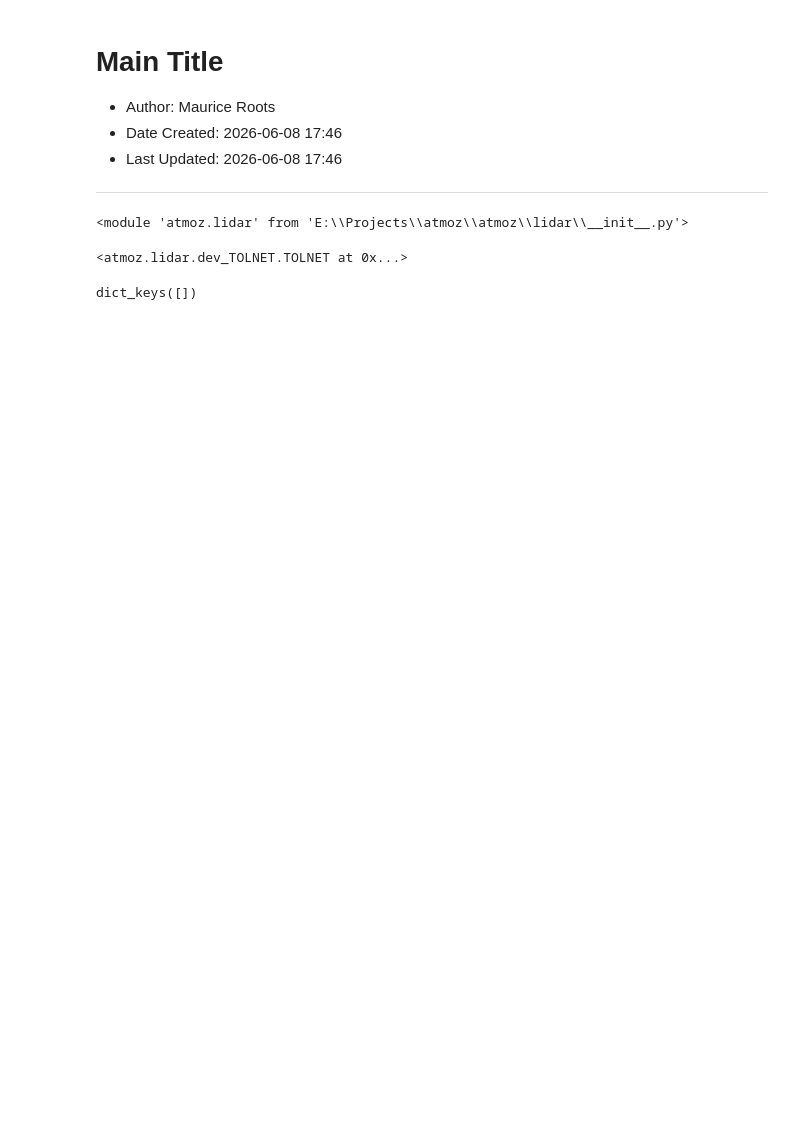
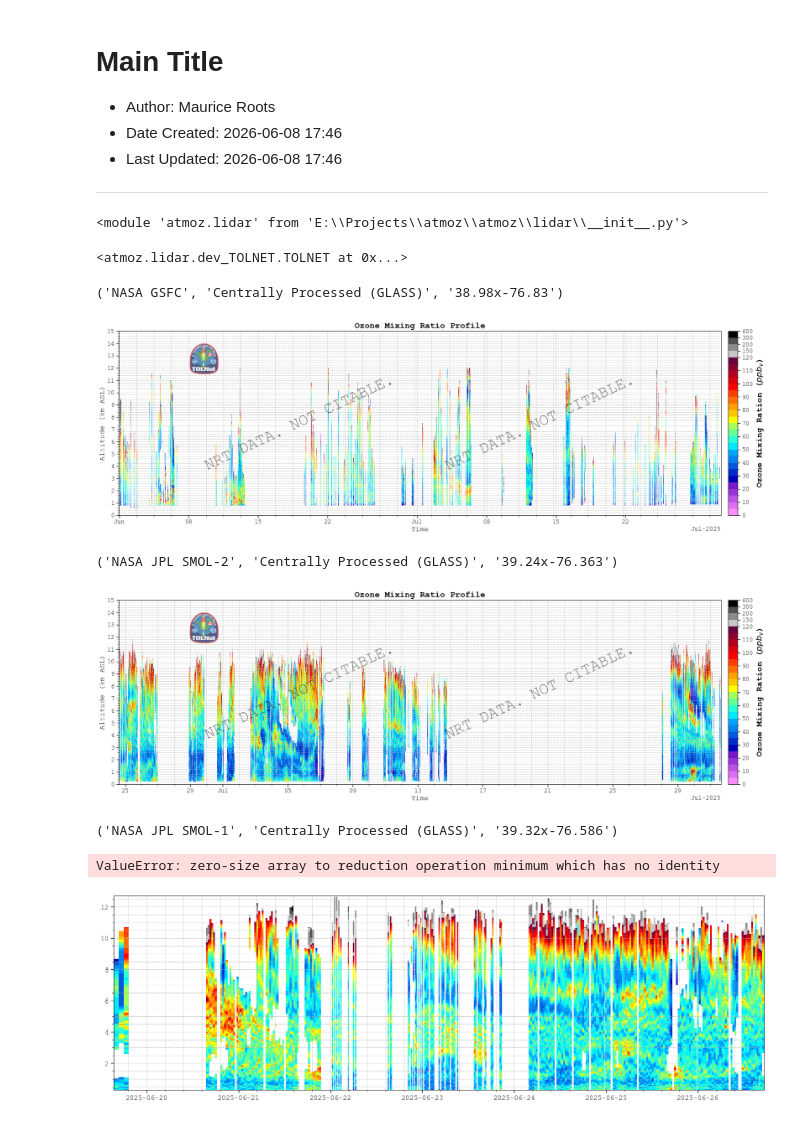
Before and after one commit to moroots/atmoz, a Jupyter notebook: atmoz_tutorial_lidar.ipynb, the cells around one changed output. Cells and saved outputs as stored; diff of their text form; code cells hidden in the pictures; blank space fills up the shorter version.

Commit message:
Something wrong with TOLNET

```diff
--- a/atmoz_tutorial_lidar.ipynb
+++ b/atmoz_tutorial_lidar.ipynb
@@ -25,6 +26,14 @@ tolnet.import_data(**params)
 # %% [output]
 <atmoz.lidar.dev_TOLNET.TOLNET at 0x...>
 # %%
- tolnet.data.keys()
+for key, item in tolnet.data.items():
+    print(key)
+    tolnet.plot_curtain(item, title=key)
 # %% [output]
-dict_keys([])
+('NASA GSFC', 'Centrally Processed (GLASS)', '38.98x-76.83')
+[figure, added]
+('NASA JPL SMOL-2', 'Centrally Processed (GLASS)', '39.24x-76.363')
+[figure, added]
+('NASA JPL SMOL-1', 'Centrally Processed (GLASS)', '39.32x-76.586')
+ValueError: zero-size array to reduction operation minimum which has no identity
+[figure, added]
```
Also changed, not shown: parts of 5 cells of this notebook, 2 other files.
